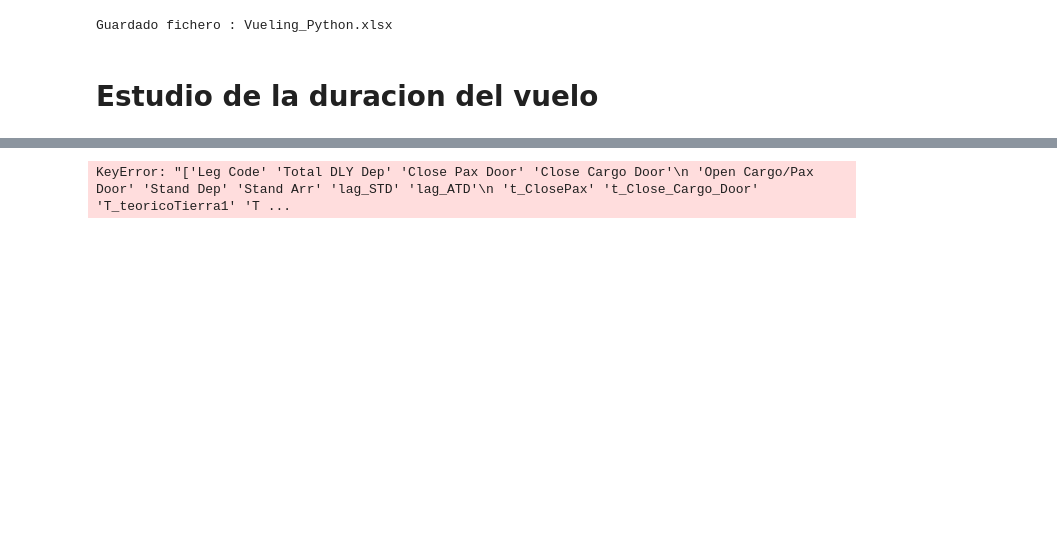
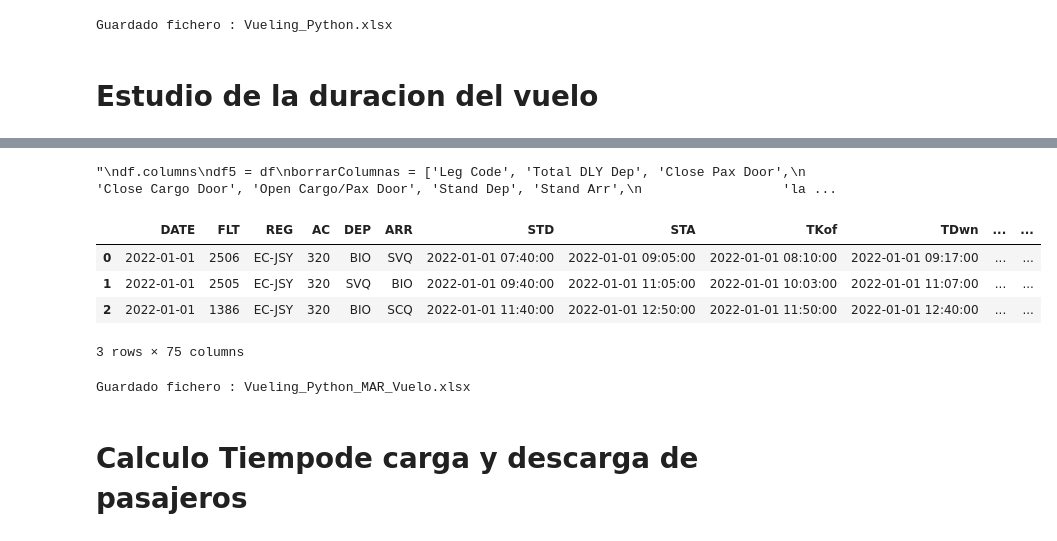
Before and after one commit to JMML2021/Analisis-Compa-ia-Aerea-Espa-ola, a Jupyter notebook: Calculo Vueling 2022 con codigos Rev E.ipynb, the cells around one changed output, grey strips where cells are left out. Cells and saved outputs as stored; diff of their text form; code cells hidden in the pictures; blank space fills up the shorter version.

```diff
--- a/Calculo Vueling 2022 con codigos Rev E.ipynb
+++ b/Calculo Vueling 2022 con codigos Rev E.ipynb
@@ -625,5 +604,11 @@ df[f'lag_STA']= df['STA'].shift(periods=-1)
 #adecuarFechas('DATE', 'lag_STD')
 df[f'lag_ATA']= df['ATA'].shift(periods=-1)
 
+#adecuarFechas('Pasajeros', 'ACT PAX  ')
+df[f'lag_ACT PAX']= df['ACT PAX'].shift(periods=-1)
 
-#df
+#Lag de la siguiente secuencia
+df[f'lag_Secuencia']= df['Secuencia'].shift(periods=-1)
+df[f'lag_REG']= df['REG'].shift(periods=-1)
+
+df[['lag_Secuencia', 'lag_REG']]
@@ -631,16 +630,13 @@ df[f'lag_ATA']= df['ATA'].shift(periods=-1)
 # Tiempo en tierra de una avion despues primer salto
 ##df3 --> Calculo tiempo en tierra
 # %%
-df= df.sort_values(['DATE', 'FLT', 'STD'])
+df= df.sort_values(['DATE', 'REG', 'STD'])
 
 
 
 df['T_teoricoTierra1'] = (df['lag_STD']- df['STA']) /  np.timedelta64(1, 'm')
 df['T_RealTierra1'] = (df['lag_ATD']- df['ATA']) /  np.timedelta64(1, 'm')
 
-
-#df['T_teoricoTierra1'] = (df['lag_STD']- df['STA'])
-#df['T_RealTierra1'] = (df['lag_ATD']- df['ATA'])
 df['E_tierra1'] = df['T_RealTierra1'] -df['T_teoricoTierra1']
 
 
@@ -682 +678,11 @@ df['Puntualidad1'].head(3)
 Name: Puntualidad1, dtype: float64
+# %%
+# Total pasajeros Boarding
+
+df['Total_PAX_Boarding'] = df['lag_ACT PAX'] +df['ACT PAX']
+
+df['Total_PAX_Boarding']
+
+df['T_Medio_Boarding'] = round(df['Total_PAX_Boarding'] / df['T_RealTierra1'],1)
+df[['T_Medio_Boarding', 'Total_PAX_Boarding', 'T_RealTierra1']]
+#df['T_Medio_Boarding']
@@ -899,7 +922,13 @@ Guardado fichero : Vueling_Python.xlsx
 # Identifico los Aeropuertos principales.
 
 
-path =(r"D:\Documentos D\02.- Datos Vueling\Vueling_Trayectos_Duracion_Vuelo.xlsx")
+path =(r"/content/drive/MyDrive/Vueling_Trayectos_Duracion_Vuelo.xlsx")
+
+#df_Aeropuertos = pd.read_excel(path, sheet_name='Aeropuertos')
+
+#path =(r"D:\Documentos D\02.- Datos Vueling\Vueling_Trayectos_Duracion_Vuelo.xlsx")
+
+
 df_Trayectos = pd.read_excel(path, sheet_name='Trayectos')
 df_Trayectos = df_Trayectos.drop(['Borrar'], axis=1)
 df_Trayectos.head(3)
@@ -912,36 +959,52 @@ See Full Dataframe in Mito
 # %%
 # Solo escojo los datos que necesito para le calculo volando
-
+'''
 df.columns
 df5 = df
 borrarColumnas = ['Leg Code', 'Total DLY Dep', 'Close Pax Door',
                   'Close Cargo Door', 'Open Cargo/Pax Door', 'Stand Dep', 'Stand Arr',
-                  'lag_STD', 'lag_ATD',                  't_ClosePax', 't_Close_Cargo_Door',
-                  'T_teoricoTierra1',
+                  'lag_STD', 'lag_ATD','t_ClosePax', 't_Close_Cargo_Door','T_teoricoTierra1',
                   'T_RealTierra1', 't_Entre_Puertas']
 
 df5 = df5.drop(borrarColumnas, axis=1)
 df5.head(1)
+'''
 # %% [output]
-KeyError: "['Leg Code' 'Total DLY Dep' 'Close Pax Door' 'Close Cargo Door'\n 'Open Cargo/Pax Door' 'Stand Dep' 'Stand Arr' 'lag_STD' 'lag_ATD'\n 't_ClosePax' 't_Close_Cargo_Door' 'T_teoricoTierra1' 'T ...
+"\ndf.columns\ndf5 = df\nborrarColumnas = ['Leg Code', 'Total DLY Dep', 'Close Pax Door',\n                  'Close Cargo Door', 'Open Cargo/Pax Door', 'Stand Dep', 'Stand Arr',\n                  'la ...
 # %%
 # Agrupo por Trayecto
+
+df5 = df
 
 df5 = pd.merge(df5, df_Trayectos, left_on='Trayecto', right_on='Trayecto')
 
 
-df5 = df5.sort_values(['Flight Date', 'Tail', 'STD'])
+df5 = df5.sort_values(['DATE', 'REG', 'STD'])
 df5 = df5.reset_index(drop=True)
 df5.head(3)
+# %% [output]
+|  | DATE | FLT | REG | AC | DEP | ARR | STD | STA | TKof | TDwn | ... | ... |
+| 0 | 2022-01-01 | 2506 | EC-JSY | 320 | BIO | SVQ | 2022-01-01 07:40:00 | 2022-01-01 09:05:00 | 2022-01-01 08:10:00 | 2022-01-01 09:17:00 | ... | ... |
+| 1 | 2022-01-01 | 2505 | EC-JSY | 320 | SVQ | BIO | 2022-01-01 09:40:00 | 2022-01-01 11:05:00 | 2022-01-01 10:03:00 | 2022-01-01 11:07:00 | ... | ... |
+| 2 | 2022-01-01 | 1386 | EC-JSY | 320 | BIO | SCQ | 2022-01-01 11:40:00 | 2022-01-01 12:50:00 | 2022-01-01 11:50:00 | 2022-01-01 12:40:00 | ... | ... |
+3 rows × 75 columns
 # %%
 #Save only the first secuence.
+from datetime import datetime
+fecha=datetime.now()
 
 dfRegistros1= (df5['Secuencia']== 1)
 
 df5 = df5[dfRegistros1]
 
+path = str(fecha) + Hoja + ".xlsx"
+#df5.to_excel(r"D:\Documentos D\02.- Datos Vueling\Vueling_Python_MAR_Vuelo_" + Hoja + ".xlsx")
 
-df5.to_excel(r"D:\Documentos D\02.- Datos Vueling\Vueling_Python_MAR_Vuelo_" + Hoja + ".xlsx")
+df5.to_excel(path)
 print()
 print('Guardado fichero : Vueling_Python_MAR_Vuelo.xlsx')
 print()
+# %% [output]
+Guardado fichero : Vueling_Python_MAR_Vuelo.xlsx
+# %% [markdown]
+# Calculo Tiempode carga y descarga de pasajeros
```
Also changed, not shown: parts of 17 cells of this notebook.
